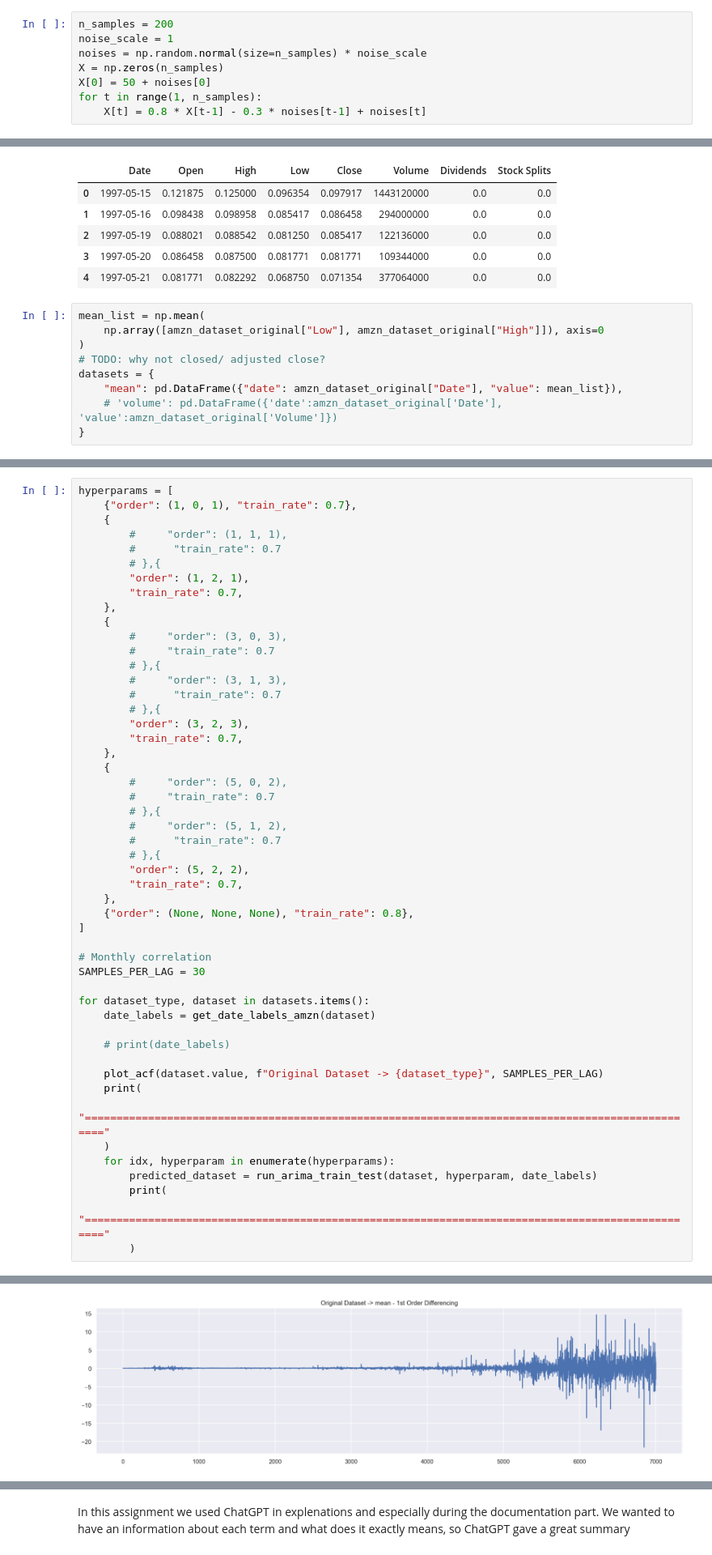
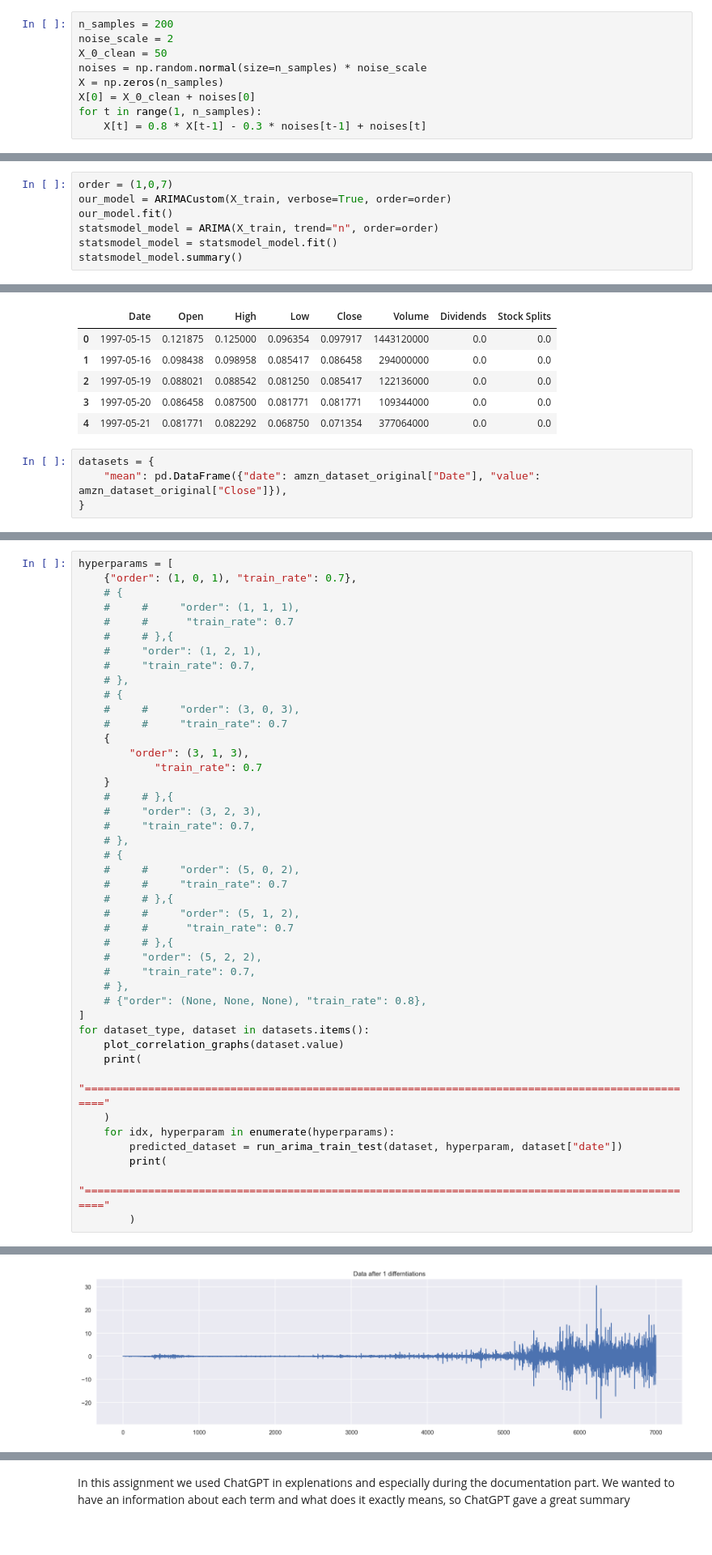
Before and after one commit to stavco9/advancedml-exc3, a Jupyter notebook: 3945_2025A_HW3_Boosting.ipynb, the cells around one changed output, grey strips where cells are left out. Shown at 81% size. Cells and saved outputs as stored; diff of their text form.

```diff
--- a/3945_2025A_HW3_Boosting.ipynb
+++ b/3945_2025A_HW3_Boosting.ipynb
@@ -257,9 +252,10 @@ $x_t = 0.8 x_{t-1} - 0.3 w_{t-1} + w_{t}$ and $x_1 = 50 + w_1$
 We will try then to fit the data with ARIMA(1,0,1)
 # %%
 n_samples = 200
-noise_scale = 1
+noise_scale = 2
+X_0_clean = 50
 noises = np.random.normal(size=n_samples) * noise_scale
 X = np.zeros(n_samples)
-X[0] = 50 + noises[0]
+X[0] = X_0_clean + noises[0]
 for t in range(1, n_samples):
     X[t] = 0.8 * X[t-1] - 0.3 * noises[t-1] + noises[t]
@@ -431,0 +352,7 @@ def plot_acf(values, title, samples_per_lag):
+# %%
+order = (1,0,7)
+our_model = ARIMACustom(X_train, verbose=True, order=order)
+our_model.fit()
+statsmodel_model = ARIMA(X_train, trend="n", order=order)
+statsmodel_model = statsmodel_model.fit()
+statsmodel_model.summary()
@@ -607,11 +504,6 @@ amzn_dataset_original.head()
 | 3 | 1997-05-20 | 0.086458 | 0.087500 | 0.081771 | 0.081771 | 109344000 | 0.0 | 0.0 |
 | 4 | 1997-05-21 | 0.081771 | 0.082292 | 0.068750 | 0.071354 | 377064000 | 0.0 | 0.0 |
 # %%
-mean_list = np.mean(
-    np.array([amzn_dataset_original["Low"], amzn_dataset_original["High"]]), axis=0
-)
-# TODO: why not closed/ adjusted close?
 datasets = {
-    "mean": pd.DataFrame({"date": amzn_dataset_original["Date"], "value": mean_list}),
-    # 'volume': pd.DataFrame({'date':amzn_dataset_original['Date'], 'value':amzn_dataset_original['Volume']})
+    "mean": pd.DataFrame({"date": amzn_dataset_original["Date"], "value": amzn_dataset_original["Close"]}),
 }
@@ -635,50 +525,43 @@ def get_date_labels_amzn(dataset):
 # %%
 hyperparams = [
     {"order": (1, 0, 1), "train_rate": 0.7},
+    # {
+    #     #     "order": (1, 1, 1),
+    #     #      "train_rate": 0.7
+    #     # },{
+    #     "order": (1, 2, 1),
+    #     "train_rate": 0.7,
+    # },
+    # {
+    #     #     "order": (3, 0, 3),
+    #     #     "train_rate": 0.7
     {
-        #     "order": (1, 1, 1),
-        #      "train_rate": 0.7
-        # },{
-        "order": (1, 2, 1),
-        "train_rate": 0.7,
-    },
-    {
-        #     "order": (3, 0, 3),
-        #     "train_rate": 0.7
-        # },{
-        #     "order": (3, 1, 3),
-        #      "train_rate": 0.7
-        # },{
-        "order": (3, 2, 3),
-        "train_rate": 0.7,
-    },
-    {
-        #     "order": (5, 0, 2),
-        #     "train_rate": 0.7
-        # },{
-        #     "order": (5, 1, 2),
-        #      "train_rate": 0.7
-        # },{
-        "order": (5, 2, 2),
-        "train_rate": 0.7,
-    },
-    {"order": (None, None, None), "train_rate": 0.8},
+        "order": (3, 1, 3),
+            "train_rate": 0.7
+    }
+    #     # },{
+    #     "order": (3, 2, 3),
+    #     "train_rate": 0.7,
+    # },
+    # {
+    #     #     "order": (5, 0, 2),
+    #     #     "train_rate": 0.7
+    #     # },{
+    #     #     "order": (5, 1, 2),
+    #     #      "train_rate": 0.7
+    #     # },{
+    #     "order": (5, 2, 2),
+    #     "train_rate": 0.7,
+    # },
+    # {"order": (None, None, None), "train_rate": 0.8},
 ]
-
-# Monthly correlation
-SAMPLES_PER_LAG = 30
-
 for dataset_type, dataset in datasets.items():
-    date_labels = get_date_labels_amzn(dataset)
-
-    # print(date_labels)
-
-    plot_acf(dataset.value, f"Original Dataset -> {dataset_type}", SAMPLES_PER_LAG)
+    plot_correlation_graphs(dataset.value)
     print(
         "=================================================================================================="
     )
     for idx, hyperparam in enumerate(hyperparams):
-        predicted_dataset = run_arima_train_test(dataset, hyperparam, date_labels)
+        predicted_dataset = run_arima_train_test(dataset, hyperparam, dataset["date"])
         print(
             "=================================================================================================="
         )
@@ -701 +571 @@ See the caveats in the documentation: https://pandas.pydata.org/pandas-docs/stab
-[figure, old version]
+[figure, new version]
```
Also changed, not shown: parts of 22 cells of this notebook.
